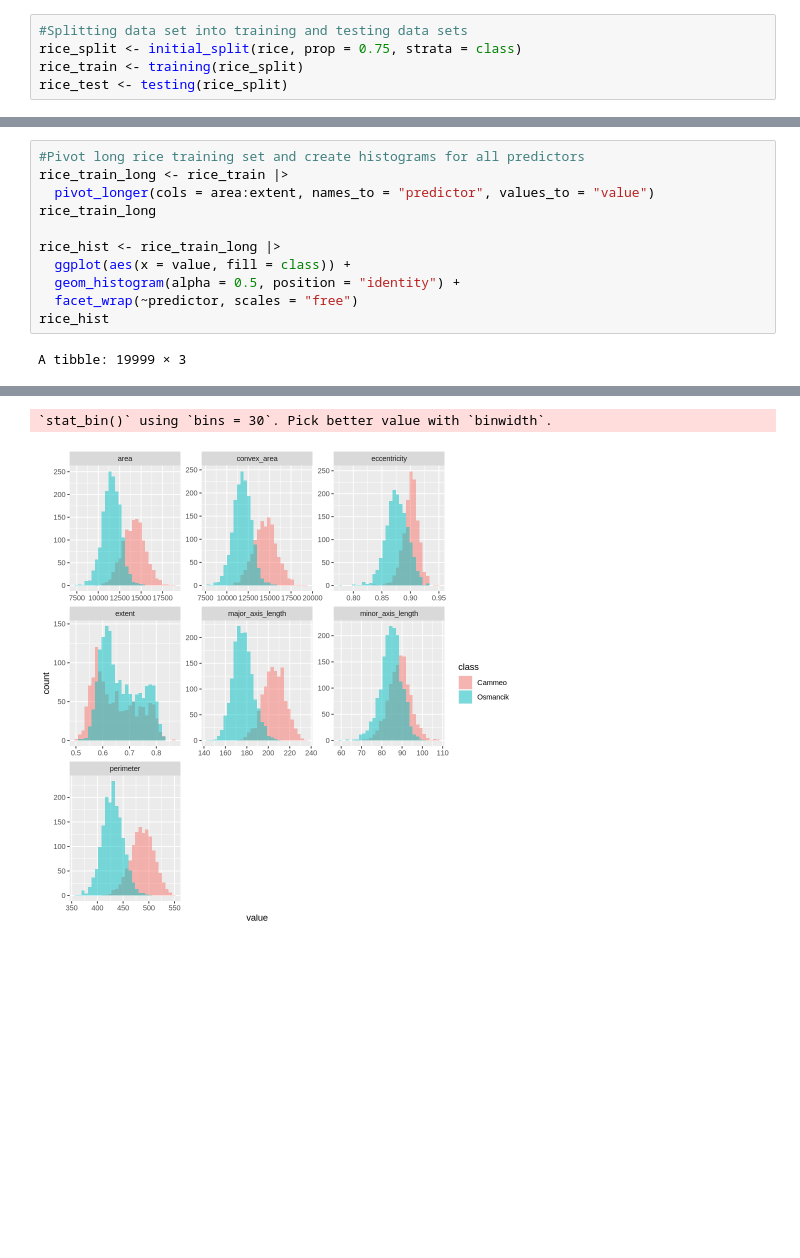
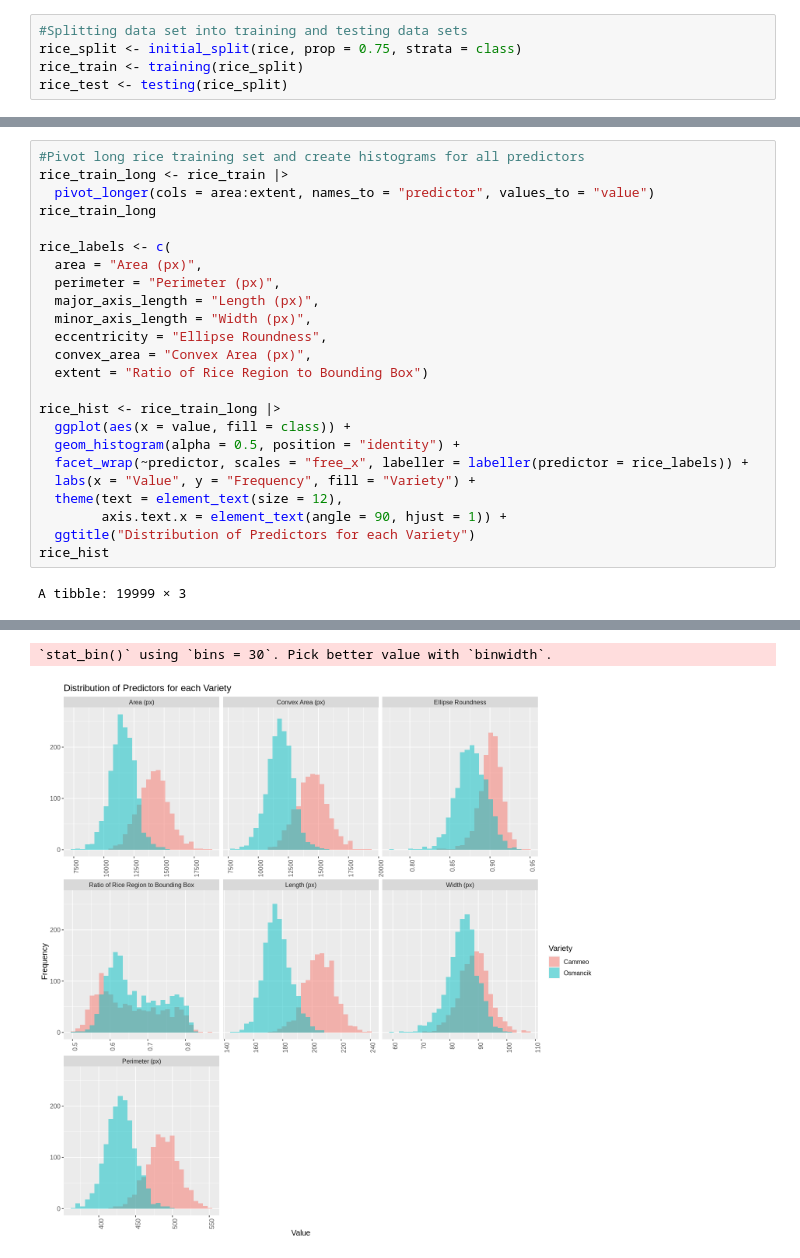
Before and after one commit to trungnguyen21/group_project_dsci, a Jupyter notebook: Group13_Proposal.ipynb, the cells around one changed output, grey strips where cells are left out. Drawn from its saved outputs; the diff is of its cells as text; blank space fills up the shorter version.

Commit message:
Added labels to histogram graph

```diff
--- a/Group13_Proposal.ipynb
+++ b/Group13_Proposal.ipynb
@@ -98,10 +111,23 @@ rice_train_long <- rice_train |>
   pivot_longer(cols = area:extent, names_to = "predictor", values_to = "value")
 rice_train_long
 
+rice_labels <- c(
+  area = "Area (px)",
+  perimeter = "Perimeter (px)",
+  major_axis_length = "Length (px)",
+  minor_axis_length = "Width (px)",
+  eccentricity = "Ellipse Roundness",
+  convex_area = "Convex Area (px)",
+  extent = "Ratio of Rice Region to Bounding Box")
+
 rice_hist <- rice_train_long |>
   ggplot(aes(x = value, fill = class)) +
   geom_histogram(alpha = 0.5, position = "identity") +
-  facet_wrap(~predictor, scales = "free")
+  facet_wrap(~predictor, scales = "free_x", labeller = labeller(predictor = rice_labels)) +
+  labs(x = "Value", y = "Frequency", fill = "Variety") +
+  theme(text = element_text(size = 12),
+        axis.text.x = element_text(angle = 90, hjust = 1)) +
+  ggtitle("Distribution of Predictors for each Variety")
 rice_hist
 # %% [output]
 A tibble: 19999 × 3
@@ -114,7 +140,7 @@ A tibble: 19999 × 3
 | ⋮ | ⋮ | ⋮ |
 | Osmancik | minor_axis_length | 7.821048e+01 |
 | Osmancik | eccentricity | 8.744061e-01 |
 | Osmancik | convex_area | 1.009700e+04 |
 | Osmancik | extent | 6.590636e-01 |
 `stat_bin()` using `bins = 30`. Pick better value with `binwidth`.
-[figure, old version]
+[figure, new version]
```
Also changed, not shown: parts of 4 cells of this notebook.
